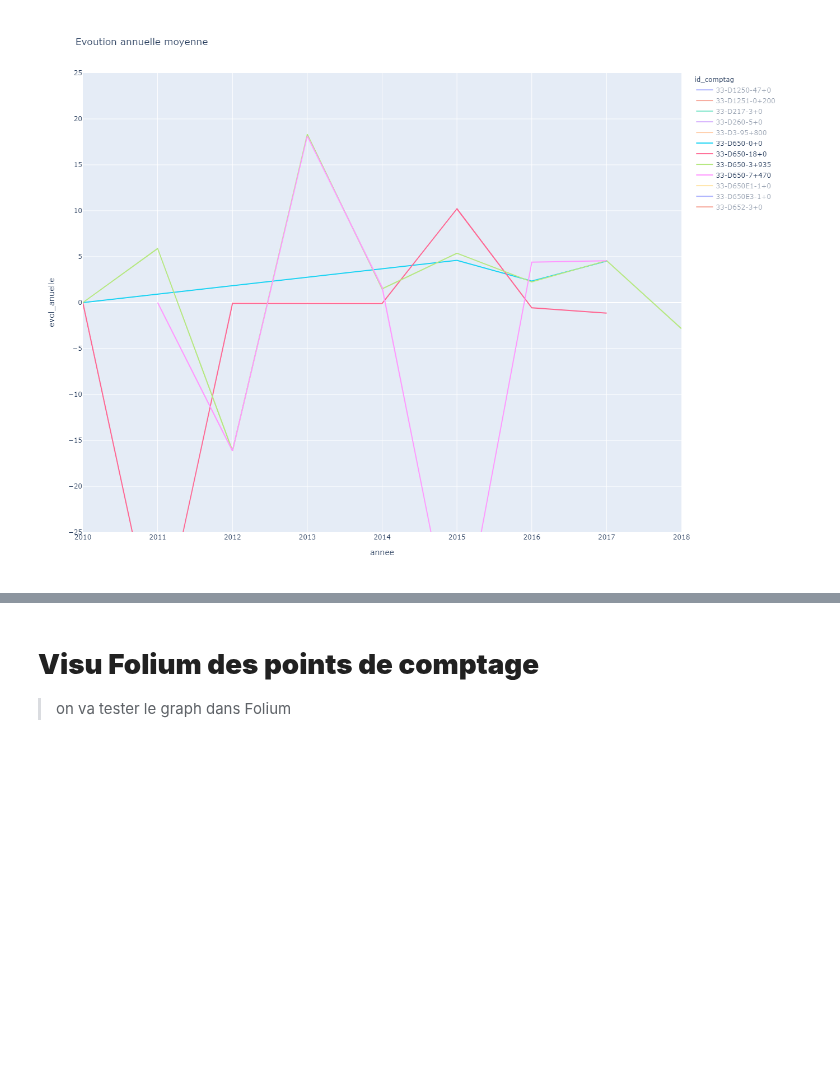
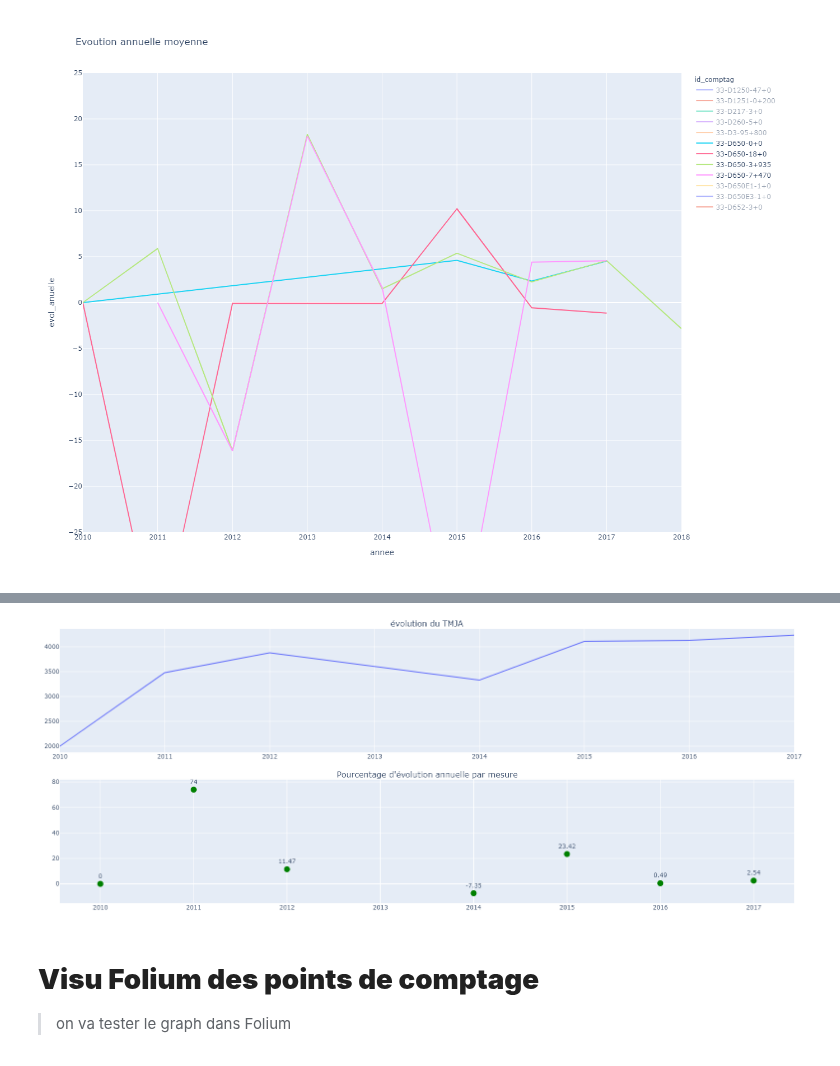
Before and after one commit to nantodevison/otv, a Jupyter notebook: otv/Transfert_Donnees/Graph_trafics.ipynb, the cells around one changed output, grey strips where cells are left out. Drawn from its saved outputs; the diff is of its cells as text; code cells hidden in the pictures; blank space fills up the shorter version.

```diff
--- a/otv/Transfert_Donnees/Graph_trafics.ipynb
+++ b/otv/Transfert_Donnees/Graph_trafics.ipynb
@@ -270,3 +270,13 @@ fig.update_layout(height=8000, width=1500)
+# %%
+#un seul point
+dfIdUnique=df.loc[df['id_comptag']=='33-D11-30+0']
+fig = make_subplots(rows=2, cols=1,subplot_titles=['évolution du TMJA', 'Pourcentage d\'évolution annuelle par mesure'],vertical_spacing=0.1 )
+fig.add_trace(px.line(dfIdUnique, x='annee',y='tmja')['data'][0], row=1,col=1)
+fig.add_trace(px.scatter(dfIdUnique.fillna(0), x='annee',y='evol_anuelle', text='evol_anuelle')['data'][0], row=2,col=1)
+fig.data[-1].update(marker=dict(size=12, color='green'),textposition='top center')
+fig.update_layout(margin=dict(l=20, r=20, t=20, b=20),height=600, width=600)
+# %% [output]
+[figure, added]
 # %% [markdown]
 # **Visu Folium des points de comptage**
 > on va tester le graph dans Folium
```
Also changed, not shown: parts of 4 cells of this notebook, 1 other file.
